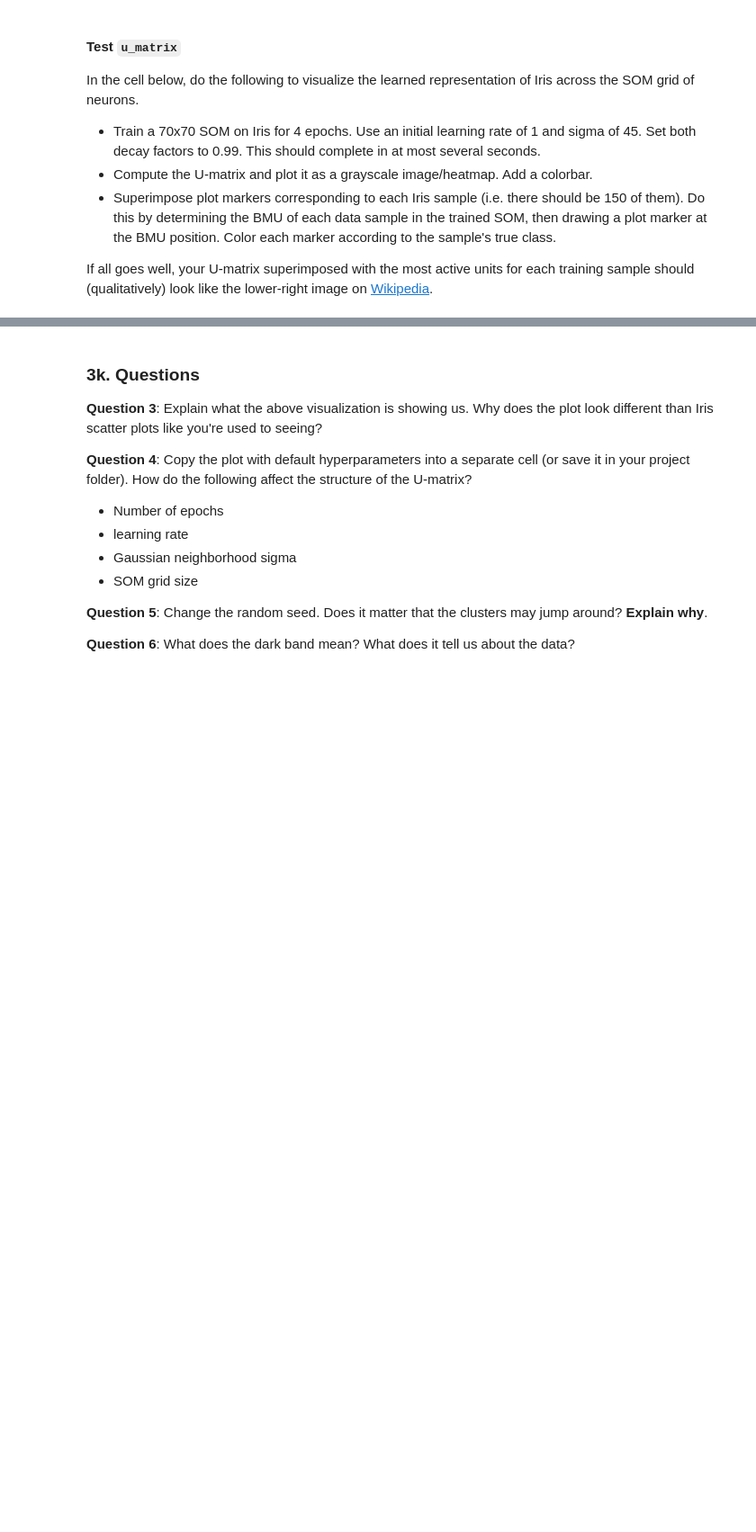
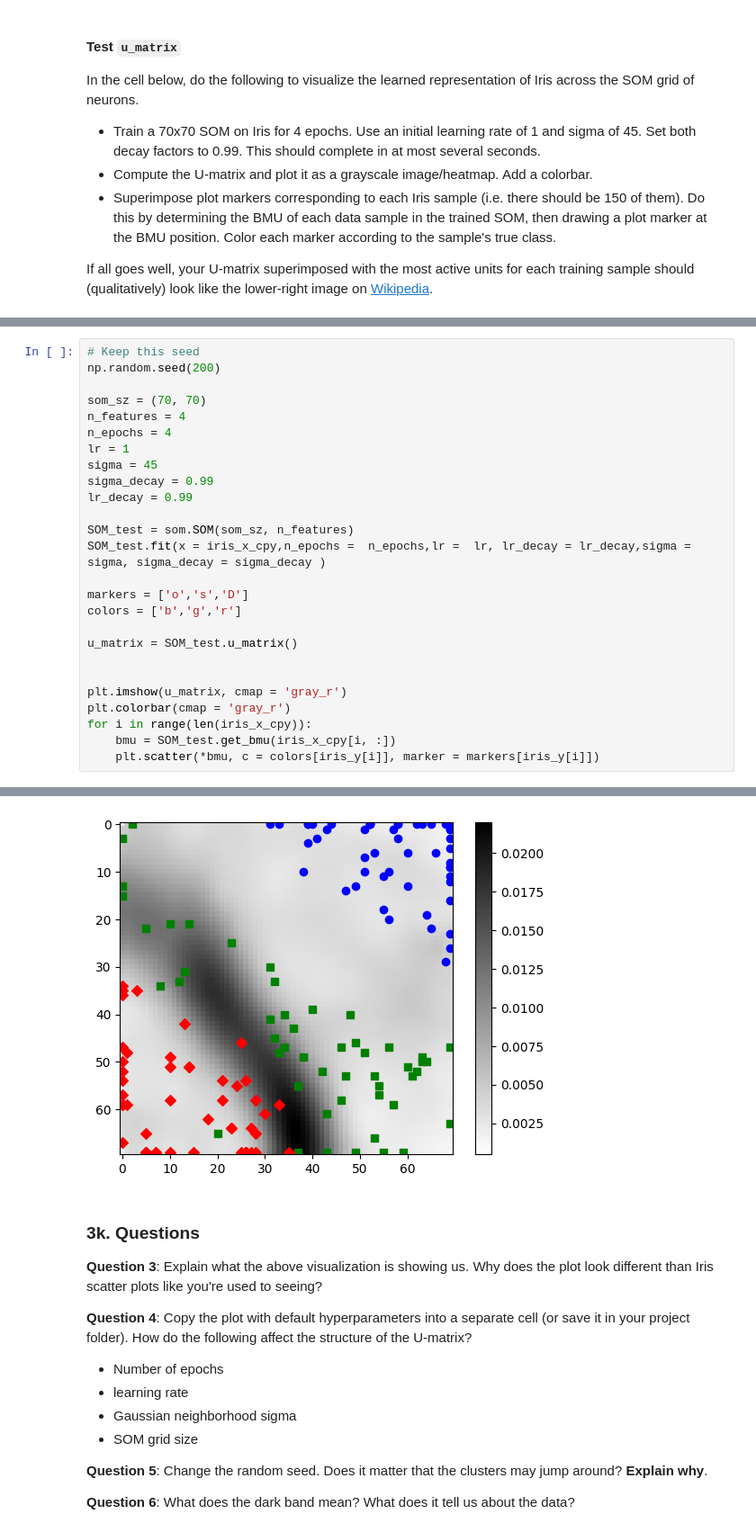
Before and after one commit to kura-yamada/CS443_Project2, a Jupyter notebook: word_cloud.ipynb, the cells around one changed output, grey strips where cells are left out. Shown at 90% size. Drawn from its saved outputs; the diff is of its cells as text; blank space fills up the shorter version.

```diff
--- a/word_cloud.ipynb
+++ b/word_cloud.ipynb
@@ -416,0 +429,27 @@ Training complete
+# %%
+# Keep this seed
+np.random.seed(200)
+
+som_sz = (70, 70)
+n_features = 4
+n_epochs = 4
+lr = 1
+sigma = 45
+sigma_decay = 0.99
+lr_decay = 0.99
+
+SOM_test = som.SOM(som_sz, n_features)
+SOM_test.fit(x = iris_x_cpy,n_epochs =  n_epochs,lr =  lr, lr_decay = lr_decay,sigma =  sigma, sigma_decay = sigma_decay )
+
+markers = ['o','s','D']
+colors = ['b','g','r']
+
+u_matrix = SOM_test.u_matrix()
+
+
+plt.imshow(u_matrix, cmap = 'gray_r')
+plt.colorbar(cmap = 'gray_r')
+for i in range(len(iris_x_cpy)):
+    bmu = SOM_test.get_bmu(iris_x_cpy[i, :])
+    plt.scatter(*bmu, c = colors[iris_y[i]], marker = markers[iris_y[i]])
+# %% [output]
@@ -417,3 +474,4 @@ Training complete
+[figure, added]
 # %% [markdown]
 ### 3k. Questions
 
```
Also changed, not shown: parts of 13 cells of this notebook, 1 other file.
